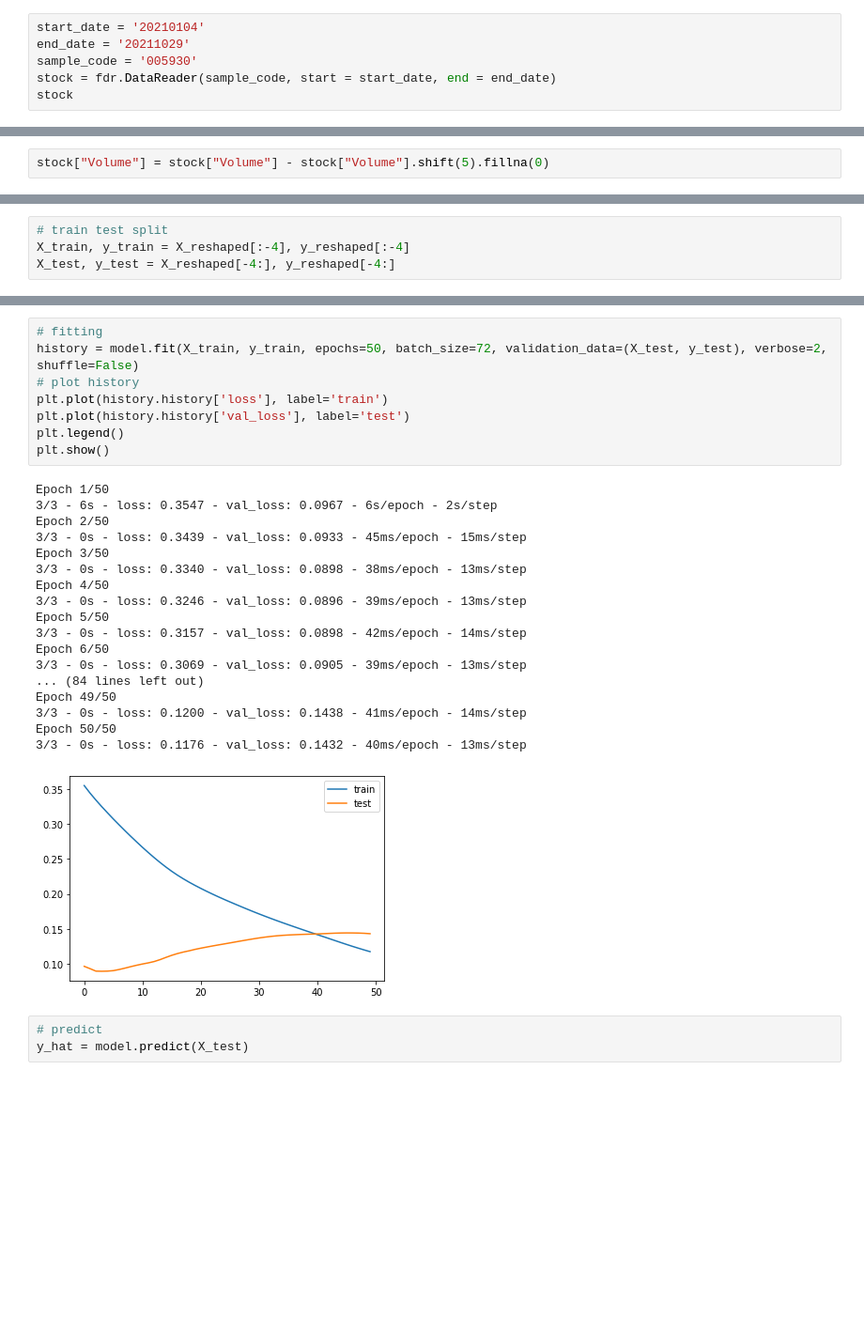
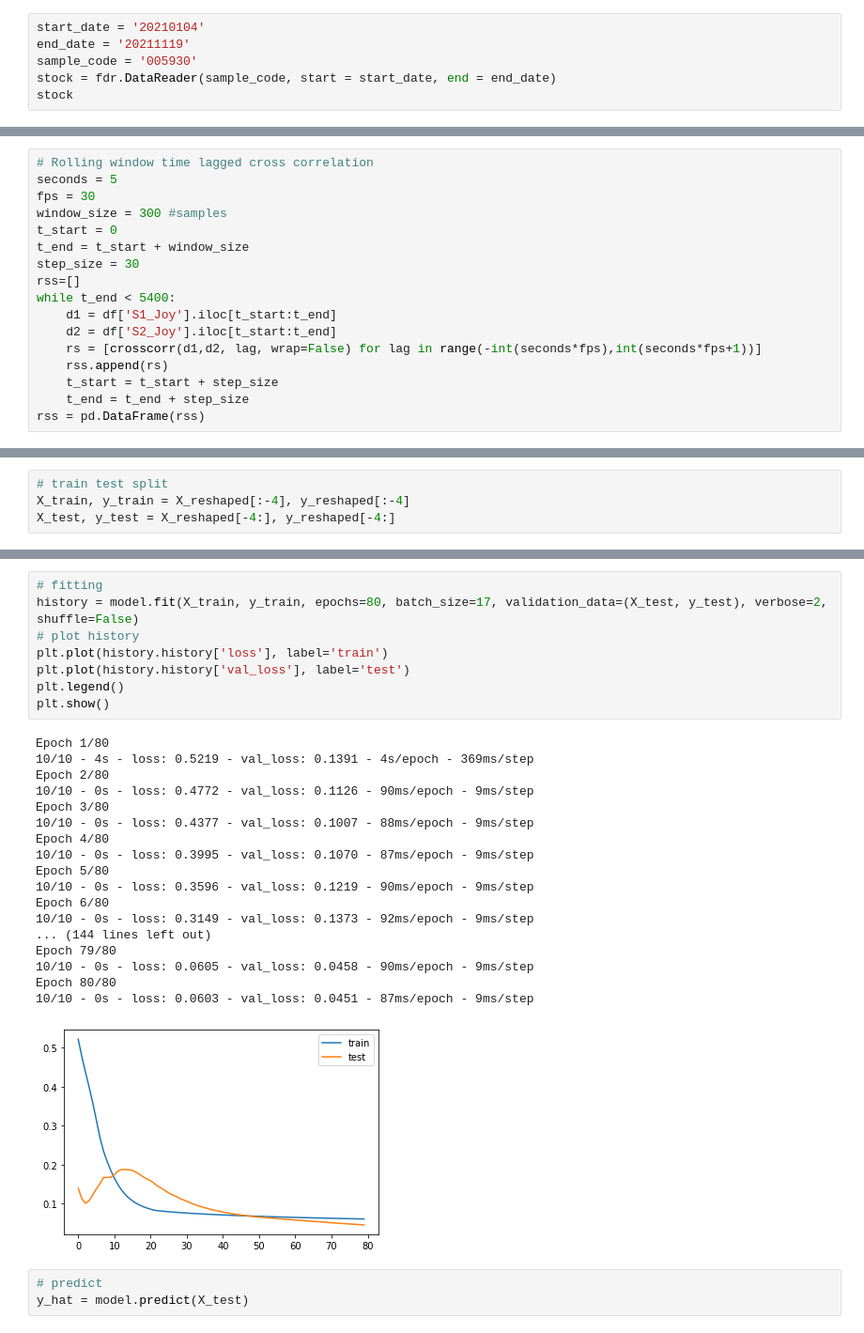
Before and after one commit to aeddung/Election, a Jupyter notebook: stock_prediction/dongha_demo.ipynb, the cells around one changed output, grey strips where cells are left out. Shown at 94% size. Cells and saved outputs as stored; diff of their text form; blank space fills up the shorter version.

Commit message:
[dongha] lstm제출용 양식 작성 및 변수별 cross correlation 분석중

```diff
--- a/stock_prediction/dongha_demo.ipynb
+++ b/stock_prediction/dongha_demo.ipynb
@@ -94,7 +125,7 @@ stock_list
 370 rows × 3 columns
 # %%
 start_date = '20210104'
-end_date = '20211029'
+end_date = '20211119'
 sample_code = '005930'
 stock = fdr.DataReader(sample_code, start = start_date, end = end_date)
 stock
@@ -154,8 +189,6 @@ HOW MANY "Business_days" : (215, 1)
 | 2 | 2021-01-06 |
 | 3 | 2021-01-07 |
 | 4 | 2021-01-08 |
-# %%
-stock["Volume"] = stock["Volume"] - stock["Volume"].shift(5).fillna(0)
 # %%
 # 이미 영업일만 가져오는듯
 
@@ -575,0 +630,17 @@ parameter F test:         F=1.6062  , p=0.1744  , df_denom=190, df_num=4
+# %%
+# Rolling window time lagged cross correlation
+seconds = 5
+fps = 30
+window_size = 300 #samples
+t_start = 0
+t_end = t_start + window_size
+step_size = 30
+rss=[]
+while t_end < 5400:
+    d1 = df['S1_Joy'].iloc[t_start:t_end]
+    d2 = df['S2_Joy'].iloc[t_start:t_end]
+    rs = [crosscorr(d1,d2, lag, wrap=False) for lag in range(-int(seconds*fps),int(seconds*fps+1))]
+    rss.append(rs)
+    t_start = t_start + step_size
+    t_end = t_end + step_size
+rss = pd.DataFrame(rss)
@@ -645,31 +769,31 @@ Non-trainable params: 0
 _________________________________________________________________
 # %%
 # fitting
-history = model.fit(X_train, y_train, epochs=50, batch_size=72, validation_data=(X_test, y_test), verbose=2, shuffle=False)
+history = model.fit(X_train, y_train, epochs=80, batch_size=17, validation_data=(X_test, y_test), verbose=2, shuffle=False)
 # plot history
 plt.plot(history.history['loss'], label='train')
 plt.plot(history.history['val_loss'], label='test')
 plt.legend()
 plt.show()
 # %% [output]
-Epoch 1/50
-3/3 - 6s - loss: 0.3547 - val_loss: 0.0967 - 6s/epoch - 2s/step
-Epoch 2/50
-3/3 - 0s - loss: 0.3439 - val_loss: 0.0933 - 45ms/epoch - 15ms/step
-Epoch 3/50
-3/3 - 0s - loss: 0.3340 - val_loss: 0.0898 - 38ms/epoch - 13ms/step
-Epoch 4/50
-3/3 - 0s - loss: 0.3246 - val_loss: 0.0896 - 39ms/epoch - 13ms/step
-Epoch 5/50
-3/3 - 0s - loss: 0.3157 - val_loss: 0.0898 - 42ms/epoch - 14ms/step
-Epoch 6/50
-3/3 - 0s - loss: 0.3069 - val_loss: 0.0905 - 39ms/epoch - 13ms/step
-... (84 lines left out)
-Epoch 49/50
-3/3 - 0s - loss: 0.1200 - val_loss: 0.1438 - 41ms/epoch - 14ms/step
-Epoch 50/50
-3/3 - 0s - loss: 0.1176 - val_loss: 0.1432 - 40ms/epoch - 13ms/step
+Epoch 1/80
+10/10 - 4s - loss: 0.5219 - val_loss: 0.1391 - 4s/epoch - 369ms/step
+Epoch 2/80
+10/10 - 0s - loss: 0.4772 - val_loss: 0.1126 - 90ms/epoch - 9ms/step
+Epoch 3/80
+10/10 - 0s - loss: 0.4377 - val_loss: 0.1007 - 88ms/epoch - 9ms/step
+Epoch 4/80
+10/10 - 0s - loss: 0.3995 - val_loss: 0.1070 - 87ms/epoch - 9ms/step
+Epoch 5/80
+10/10 - 0s - loss: 0.3596 - val_loss: 0.1219 - 90ms/epoch - 9ms/step
+Epoch 6/80
+10/10 - 0s - loss: 0.3149 - val_loss: 0.1373 - 92ms/epoch - 9ms/step
+... (144 lines left out)
+Epoch 79/80
+10/10 - 0s - loss: 0.0605 - val_loss: 0.0458 - 90ms/epoch - 9ms/step
+Epoch 80/80
+10/10 - 0s - loss: 0.0603 - val_loss: 0.0451 - 87ms/epoch - 9ms/step
-[figure, old version]
+[figure, new version]
 # %%
 # predict
 y_hat = model.predict(X_test)
```
Also changed, not shown: parts of 72 cells of this notebook.
